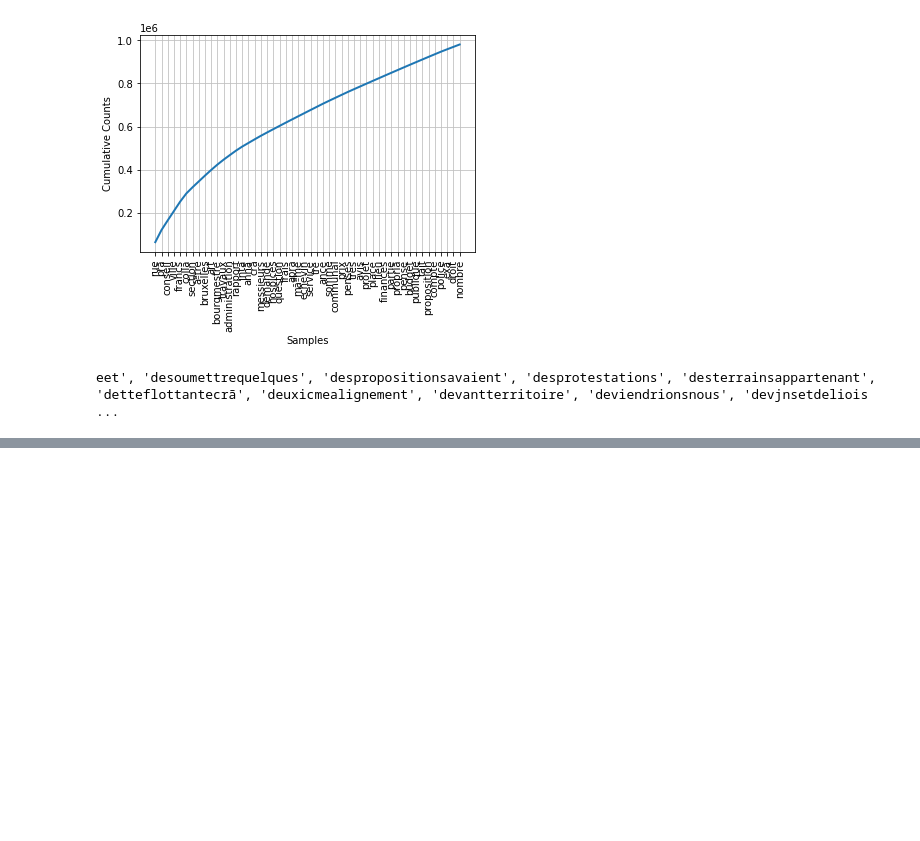
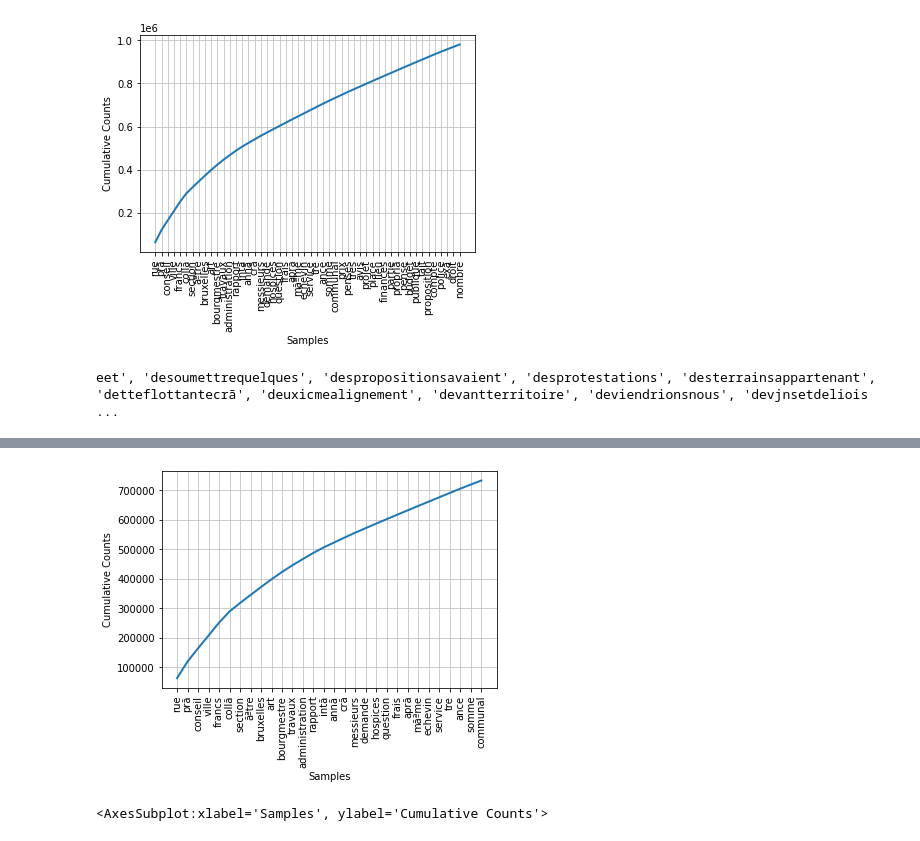
Before and after one commit to dksa254/tac, a Jupyter notebook: module2/s3_freq.ipynb, the cells around one changed output, grey strips where cells are left out. Drawn from its saved outputs; the diff is of its cells as text; code cells hidden in the pictures; blank space fills up the shorter version.

```diff
--- a/module2/s3_freq.ipynb
+++ b/module2/s3_freq.ipynb
@@ -51,3 +51,12 @@ with open(path, encoding='latin-1') as f:
 [('rue', 63154), ('prã', 56493), ('conseil', 44628), ('ville', 43557), ('francs', 43452), ('collã', 38130), ('section', 28698), ('ãªtre', 27108), ('bruxelles', 27089), ('art', 26224), ('bourgmestre',  ...
 [figure]
 eet', 'desoumettrequelques', 'despropositionsavaient', 'desprotestations', 'desterrainsappartenant', 'detteflottantecrã', 'deuxicmealignement', 'devantterritoire', 'deviendrionsnous', 'devjnsetdeliois ...
+# %%
+limit = 10**8
+
+with open(path, encoding='latin-1') as f:
+    text = f.read()[:limit]
+# %%
+# détecter les mots
+words = nltk.wordpunct_tokenize(text)
+print(f"{len(words)} words found")
@@ -53,0 +69,4 @@ eet', 'desoumettrequelques', 'despropositionsavaient', 'desprotestations', 'dest
+# %%
+kept = [w.lower() for w in words if len(w) > 2 and w.isalpha() and w.lower() not in sw]
+voc = set(kept)
+print(f"{len(kept)} words kept ({len(voc)} different word forms)")
@@ -53,0 +75,3 @@ eet', 'desoumettrequelques', 'despropositionsavaient', 'desprotestations', 'dest
+# %%
+fdist = nltk.FreqDist(kept)
+fdist.most_common(50)
@@ -53,0 +96,5 @@ eet', 'desoumettrequelques', 'despropositionsavaient', 'desprotestations', 'dest
+# %%
+fdist.plot(30, cumulative=True)
+# %% [output]
+[figure, added]
+<AxesSubplot:xlabel='Samples', ylabel='Cumulative Counts'>
```
Also changed, not shown: parts of 6 cells of this notebook, 1 other file.
